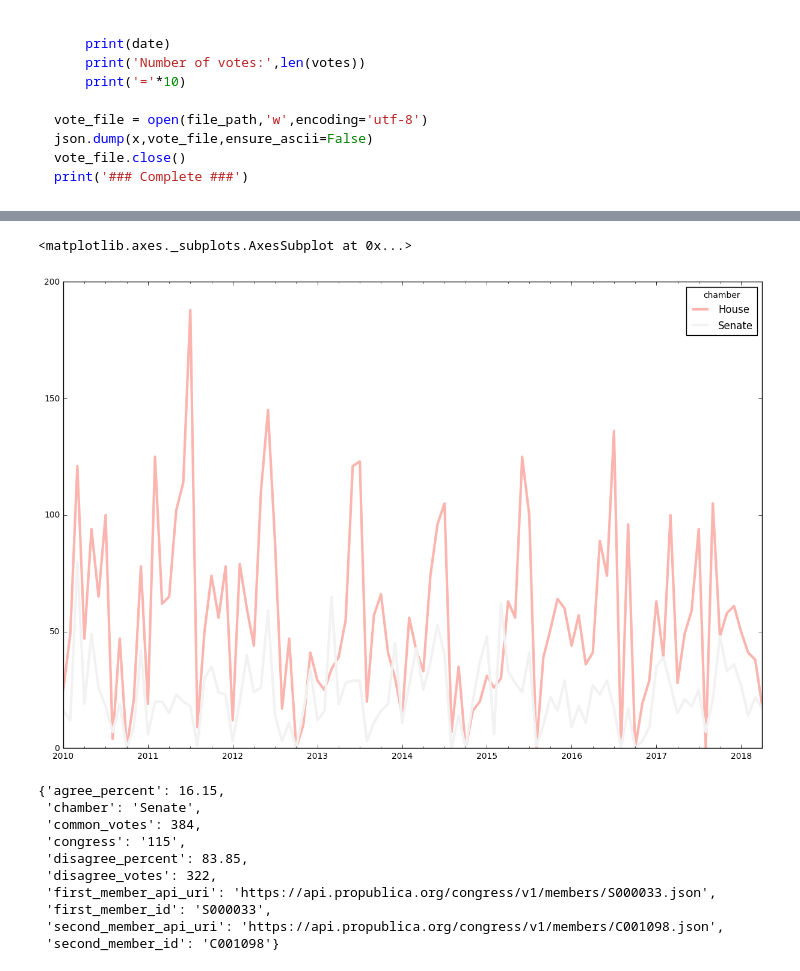
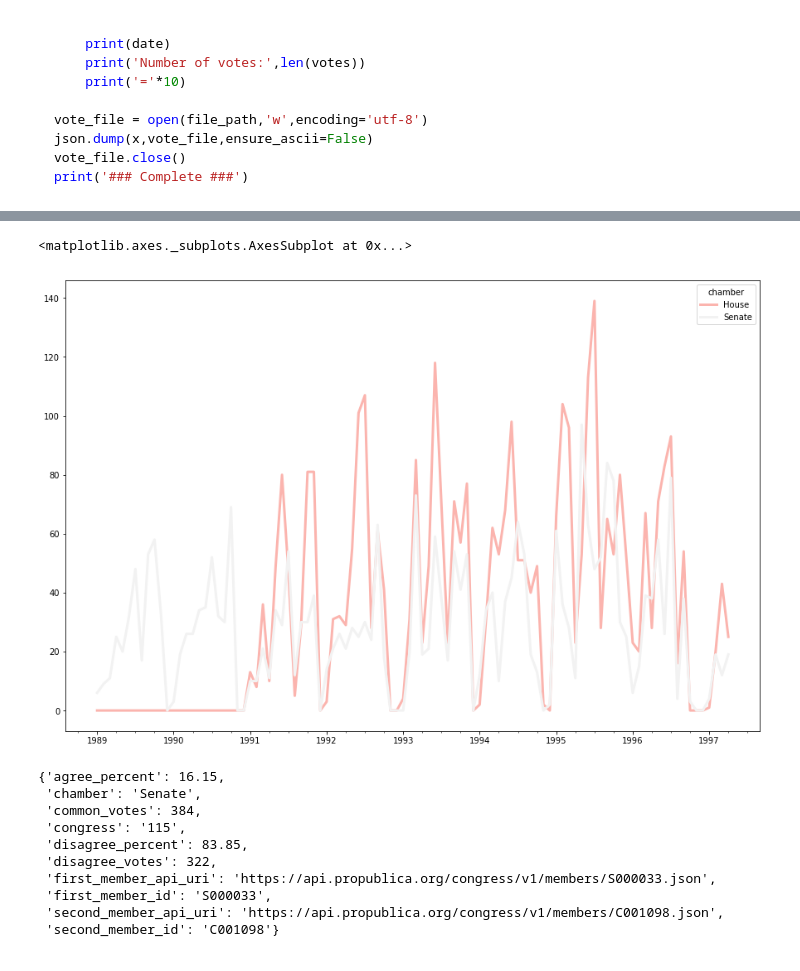
Before and after one commit to qcx201-nyu/PPDS, a Jupyter notebook: politician.ipynb, the cells around one changed output, grey strips where cells are left out. Saved outputs shown, nothing was run; the diff lists cells and outputs as text; code cells hidden in the pictures.

```diff
--- a/politician.ipynb
+++ b/politician.ipynb
@@ -1142,17 +1112,13 @@ Bill id: -101
 # %%
 pvt = pd.DataFrame(vote_data).pivot_table(index='date',
                                     columns = 'chamber',
                                     aggfunc = 'count')['url']
 pvt.index = pvt.index.to_datetime()
 pvt = pvt.resample('m').sum().fillna(0)
-pvt.tail(100).plot( # Plot number of votes per month in last 100 months
-    figsize=(15,10),
-    lw=3,
-    colormap='Pastel1'
-                  )
+pvt.head(100).plot(figsize=(15,10), lw=3,colormap='Pastel1')
 # %% [output]
 <matplotlib.axes._subplots.AxesSubplot at 0x...>
-[figure, old version]
+[figure, new version]
 # %%
 # compare
 congress.members.compare('S000033','C001098','senate',congress=congress_meeting)
```
Also changed, not shown: parts of 42 cells of this notebook, 7 other files.
